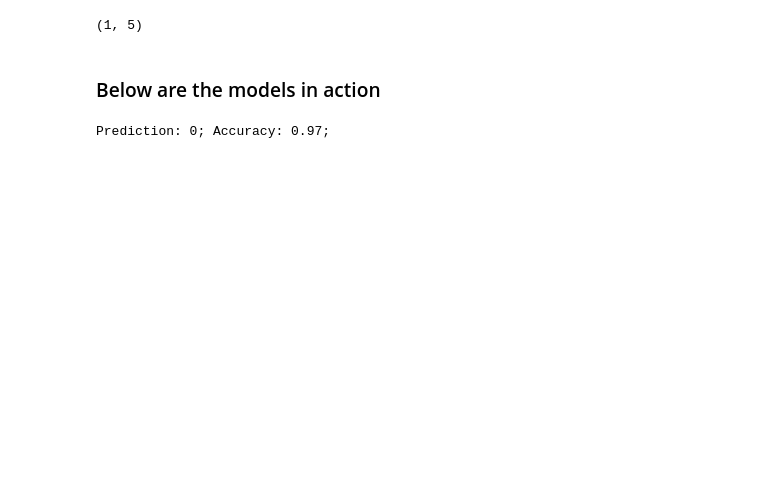
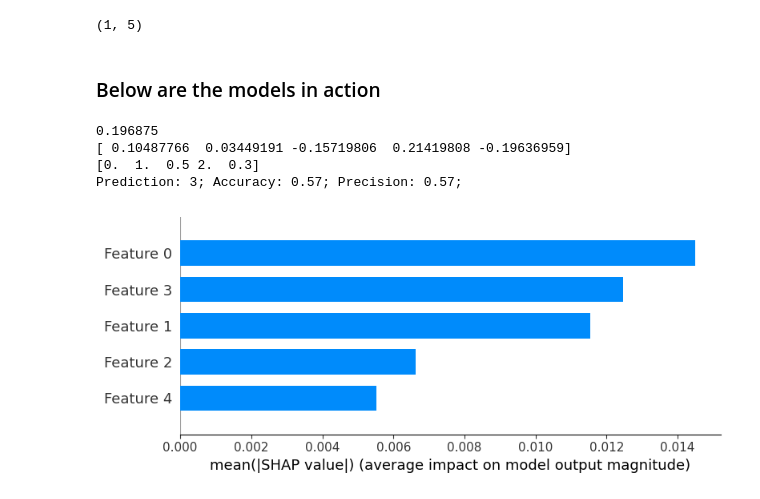
Before and after one commit to alvinjaymaique/MLThesis, a Jupyter notebook: Classification/Classifications.ipynb, the cells around one changed output. Saved outputs shown, nothing was run; the diff lists cells and outputs as text; code cells hidden in the pictures; blank space fills up the shorter version.

Commit message:
Added precision metric and global shap explanation

```diff
--- a/Classification/Classifications.ipynb
+++ b/Classification/Classifications.ipynb
@@ -15,6 +24,6 @@ from sklearn.datasets import make_classification
 # %%
 """ Create synthetic data """
-X, y = make_classification(n_samples=200, n_features=5, n_informative=3, n_classes=2, random_state=42)
+X, y = make_classification(n_samples=400, n_features=5, n_informative=4, n_redundant=1, n_clusters_per_class=2, n_classes=5, random_state=42)
 # %%
 """ View the first row of X """
 print(X[0,:])
@@ -43,11 +57,26 @@ MODELS_DICT = {
 # %%
 """ The class for the model """
 class Model:
-    def __init__(self, data_X, data_y, model, test_size=0.2, random_state=42):
+    """ Explainer: 'tree'=TreeExplainer; 'kernel'=KernelExplainer """
+    def __init__(self, data_X, data_y, model, explainer='tree', test_size=0.2, random_state=42):
         # print(data_X.shape)
         self.X_train, self.X_test, self.y_train, self.y_test = train_test_split(data_X, data_y, test_size=test_size, random_state=random_state)
         self.model = model
         self.model.fit(self.X_train, self.y_train)
+        self.y_test_pred = model.predict(self.X_test)
+        self.explainer = self.select_explainer(explainer)
+        self.shap_val_global = self.calculate_shap(self.X_test)
+        # print(f'Y test shape: {self.y_test.shape}; Y test prediction shape: {self.y_test_pred.shape}:')
+
+    def select_explainer(self, explainer):
+        self.explainer = None
+        if explainer=='tree':
+            self.explainer = shap.TreeExplainer(self.model)
+        elif explainer=='kernel':
+            K=100
+            X_train_kmeans = shap.kmeans(self.X_train, K)
+            self.explainer = shap.KernelExplainer(self.model.predict_proba, X_train_kmeans) #self.X_train
+        return self.explainer
 
     def predict(self, new_data_X):
         return self.model.predict(new_data_X)
@@ -55,6 +84,27 @@ class Model:
     def accuracy(self):
         return self.model.score(self.X_test, self.y_test)
 
+    def precision(self, average='macro'):
+        return precision_score(self.y_test, self.y_test_pred, average=average)
+
+    def calculate_shap(self, data_X):
+        return self.explainer.shap_values(data_X)
+
+    def explain_local(self, data_X):
+        shap_values = self.calculate_shap(data_X)
+        print(self.explainer.expected_value[0])
+        print(shap_values[0][0])
+        print(data_X[0])
+        shap.force_plot(self.explainer.expected_value[0], shap_values[0][0], data_X[0], feature_names=[f"Feature {i+1}" for i in range(data_X.shape[1])])
+        # shap.force_plot(self.explainer.expected_value[0], shap_values[0][0], data_X[0], feature_names=[f"Feature {i+1}" for i in range(data_X.shape[1])]).save_html("force_plot.html")
+
+
+    def explain_global(self):
+        # print(self.shap_val_global[:,:])
+        # print(f'Shap Value Shape: {self.shap_val_global[0].shape}; X Test Shape: {self.X_test.shape}')
+        shap_values_mean = np.mean(self.shap_val_global, axis=0)
+        shap.summary_plot(shap_values_mean, self.X_test, plot_type='bar')
+
     def get_model(self):
         return self.model
 # %%
@@ -68,10 +118,16 @@ new_x.shape
 # %%
 """ Decision Trees """
 model = Model(X, y, MODELS_DICT['dt'])
 new_y = model.predict(new_x)
+model.explain_local(new_x)
 accuracy = model.accuracy()
-print(f'Prediction: {new_y[0]}; Accuracy: {accuracy:.2f};')
+print(f'Prediction: {new_y[0]}; Accuracy: {accuracy:.2f}; Precision: {model.precision():.2f};')
+model.explain_global()
 # %% [output]
-Prediction: 0; Accuracy: 0.97;
+0.196875
+[ 0.10487766  0.03449191 -0.15719806  0.21419808 -0.19636959]
+[0.  1.  0.5 2.  0.3]
+Prediction: 3; Accuracy: 0.57; Precision: 0.57;
+[figure, added]
 # %%
 """ Logistic Regression """
```
Also changed, not shown: parts of 9 cells of this notebook, 2 other files.
